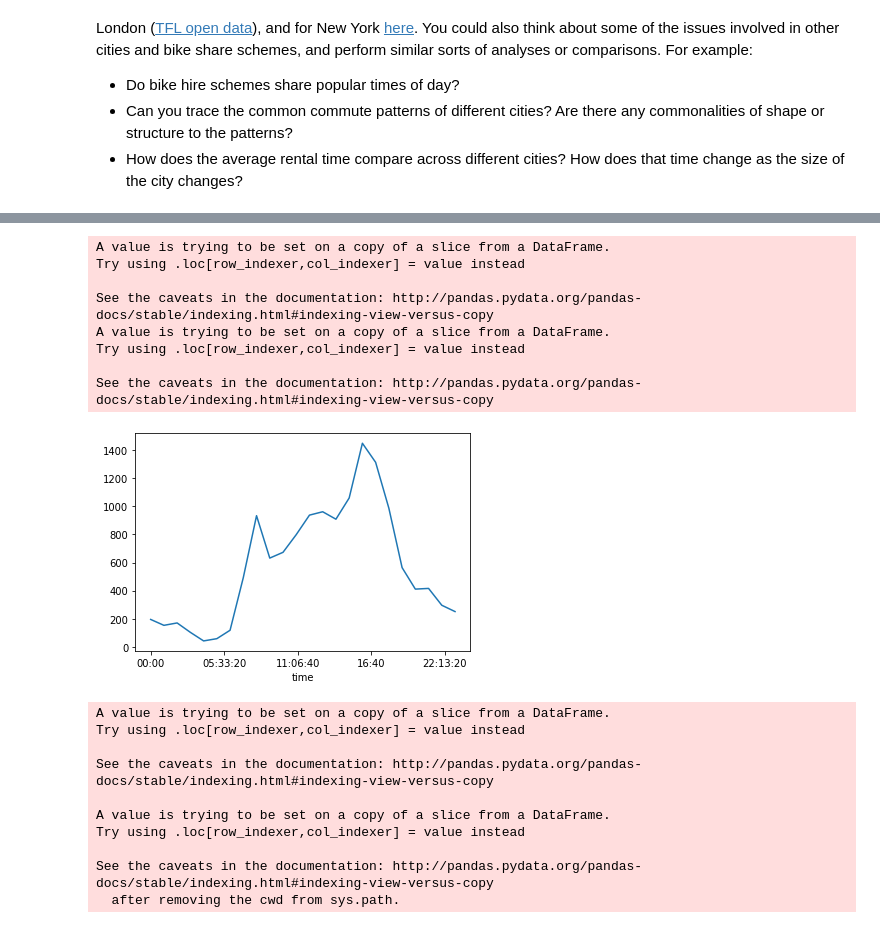
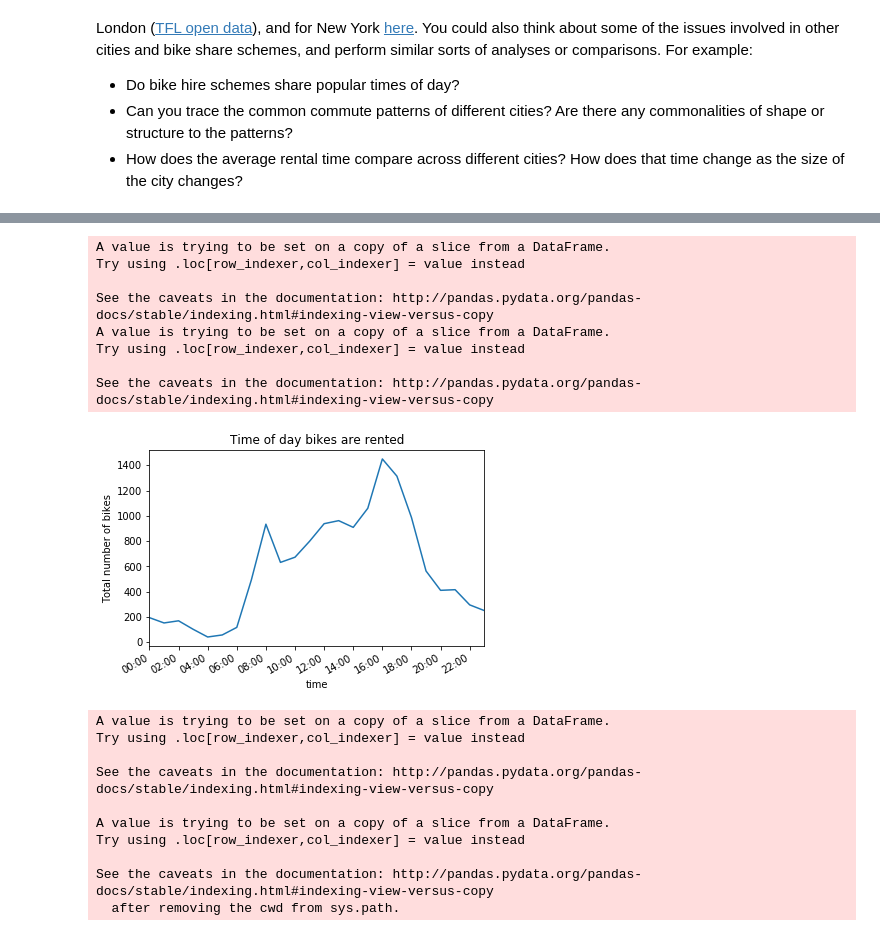
Before and after one commit to gum33/Python-Project-2, a Jupyter notebook: Project2.ipynb, the cells around one changed output, grey strips where cells are left out. Cells and saved outputs as stored; diff of their text form; code cells hidden in the pictures.

Commit message:
fixed time axis

```diff
--- a/Project2.ipynb
+++ b/Project2.ipynb
@@ -196,40 +196,41 @@ from datetime import datetime, timedelta
 def hour_rounder(t):
     # Rounds to nearest hour by adding a timedelta hour if minute >= 30
     rounded_to_hour = (t.replace(second=0, microsecond=0, minute=0, hour=t.hour)
                +timedelta(hours=t.minute//30))
     return rounded_to_hour.time()
 
 
 
 #Create dictionary that associates station ids to coordinates
 stations = cycle_data[["start_station_id",  "start_station_latitude","start_station_longitude"]]
 stations_dict = stations.set_index("start_station_id").T.to_dict("list")
 
 #create seperate variables for station id and how oftain they appear
 rent_time = cycle_data[["started_at"]]
 rent_time['started_at'] =  pd.to_datetime(rent_time['started_at'])
 rent_time['started_at'] = rent_time['started_at'].apply(lambda t: hour_rounder(t))
 f, u = pd.factorize(rent_time.started_at.values)
 counts = np.bincount(f)
 
-fig = plt.figure()
-ax = fig.add_subplot(1,1,1)
+fig, ax = plt.subplots()
+ax.plot(u, counts)
 
-ax.plot(u, counts)
-#ax.xaxis.set_major_locator(mdates.MinuteLocator())
-#ax.xaxis.set_major_formatter(mdates.DateFormatter('%H:%M'))
-
+ax.set_xticks(u[::2])
+ax.set_xlim(u[0], u[-1])
+ax.set_ylabel("Total number of bikes")
+ax.set_title("Time of day bikes are rented")
+fig.autofmt_xdate()
 plt.show()
 # %% [output]
 A value is trying to be set on a copy of a slice from a DataFrame.
 Try using .loc[row_indexer,col_indexer] = value instead
 
 See the caveats in the documentation: http://pandas.pydata.org/pandas-docs/stable/indexing.html#indexing-view-versus-copy
 A value is trying to be set on a copy of a slice from a DataFrame.
 Try using .loc[row_indexer,col_indexer] = value instead
 
 See the caveats in the documentation: http://pandas.pydata.org/pandas-docs/stable/indexing.html#indexing-view-versus-copy
-[figure, old version]
+[figure, new version]
 # %%
 duration = cycle_data[["duration","started_at"]]
 duration['started_at'] =  pd.to_datetime(duration['started_at'])
```
Also changed, not shown: parts of 4 cells of this notebook.
